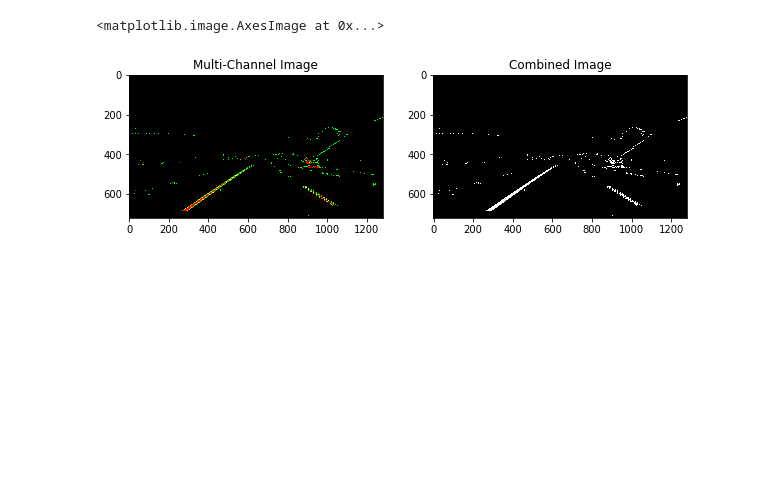
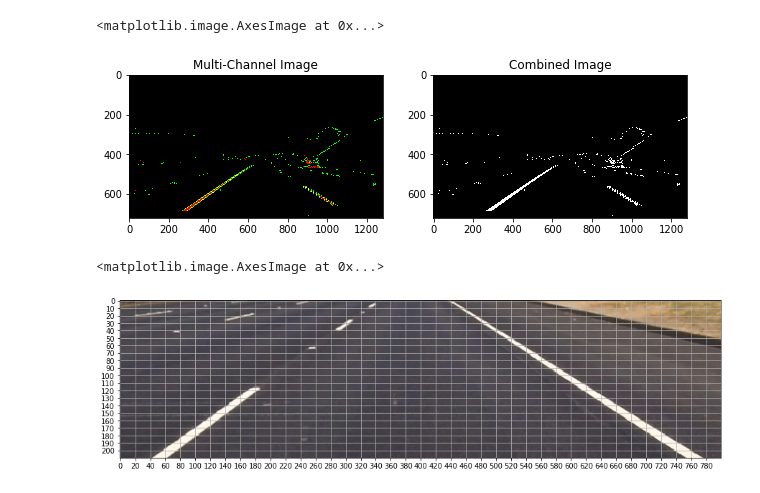
Before and after one commit to vinaykumarhs2020/CarND-Advanced-Lane-Lines, a Jupyter notebook: coding/Advanced_Lane_Finding.ipynb, the cells around one changed output. Cells and saved outputs as stored; diff of their text form; code cells hidden in the pictures; blank space fills up the shorter version.

Commit message:
submission - tests

```diff
--- a/coding/Advanced_Lane_Finding.ipynb
+++ b/coding/Advanced_Lane_Finding.ipynb
@@ -221,3 +221,19 @@ plt.imshow(_combined,cmap='gray')
 # %% [output]
 <matplotlib.image.AxesImage at 0x...>
 [figure]
+# %%
+# Perspective transform
+# Read a straigt line image
+st_line_image='../test_images/straight_lines2.jpg'
+_st_image=cv2.undistort(cv2.cvtColor(cv2.imread(st_line_image),cv2.COLOR_BGR2RGB),mtx,dist,None,mtx)
+# Take the small part of image and display zoomed
+_roi_image=_st_image[450:660,250:1050]
+fig=plt.figure(figsize=(15,6))
+ax = fig.gca()
+ax.set_xticks(np.arange(0, _roi_image.shape[1], 20))
+ax.set_yticks(np.arange(0, _roi_image.shape[0], 10))
+plt.grid()
+plt.imshow(_roi_image)
+# %% [output]
+<matplotlib.image.AxesImage at 0x...>
+[figure, added]
```
Also changed, not shown: parts of 12 cells of this notebook.
